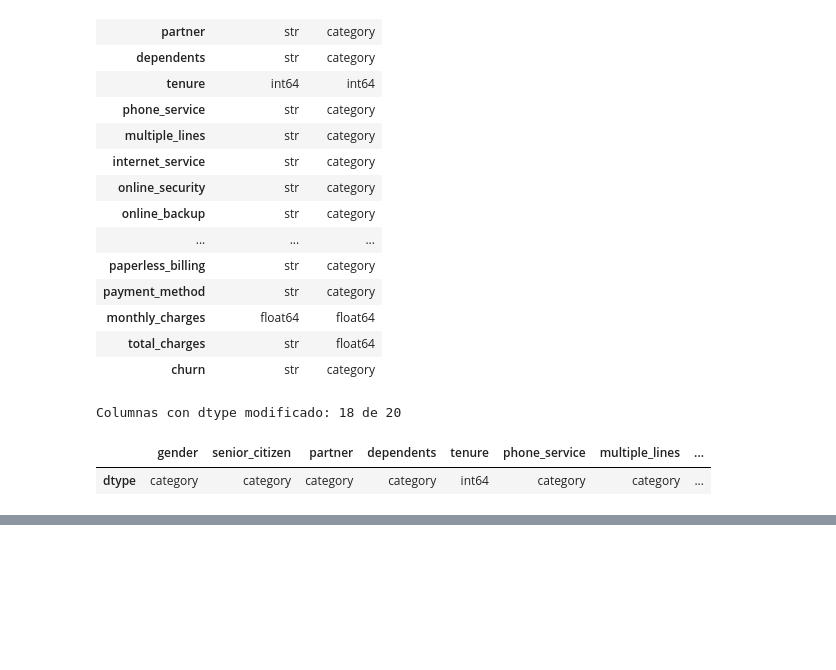
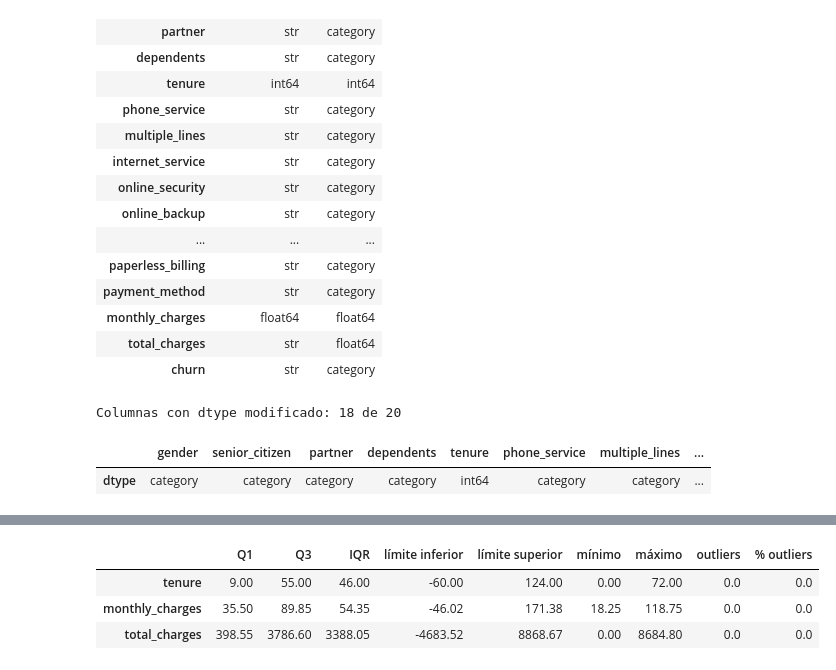
Before and after one commit to arielzamora/tpi-analisis-de-datos, a Jupyter notebook: notebooks/01_prep.ipynb, the cells around one changed output, grey strips where cells are left out. Drawn from its saved outputs; the diff is of its cells as text; code cells hidden in the pictures; blank space fills up the shorter version.

```diff
--- a/notebooks/01_prep.ipynb
+++ b/notebooks/01_prep.ipynb
@@ -480,0 +500,28 @@ Columnas con dtype modificado: 18 de 20
+# %%
+def resumen_iqr(serie):  # calcula los datos de la regla del IQR para una columna numérica
+    q1 = serie.quantile(0.25)  # primer cuartil: valor que deja el 25 % de los datos por debajo
+    q3 = serie.quantile(0.75)  # tercer cuartil: valor que deja el 75 % de los datos por debajo
+    iqr = q3 - q1  # rango intercuartílico: ancho de la caja central
+    limite_inferior = q1 - 1.5 * iqr  # valores por debajo de este límite son outliers
+    limite_superior = q3 + 1.5 * iqr  # valores por encima de este límite son outliers
+    es_outlier = (serie < limite_inferior) | (serie > limite_superior)  # máscara booleana; | es el OR elemento a elemento (en pandas no se usa 'or')
+    return {  # devuelve un diccionario con todos los resultados
+        "Q1": q1,  # primer cuartil
+        "Q3": q3,  # tercer cuartil
+        "IQR": iqr,  # rango intercuartílico
+        "límite inferior": limite_inferior,  # cota inferior
+        "límite superior": limite_superior,  # cota superior
+        "mínimo": serie.min(),  # menor valor observado, para comparar con la cota inferior
+        "máximo": serie.max(),  # mayor valor observado, para comparar con la cota superior
+        "outliers": int(es_outlier.sum()),  # cantidad de valores fuera de los límites (int para que no quede como numpy.int64)
+        "% outliers": round(100 * es_outlier.mean(), 2),  # porcentaje: la media de una máscara booleana es la proporción de True
+    }  # cierra el diccionario
+
+
+tabla_iqr = pd.DataFrame({col: resumen_iqr(df[col]) for col in variables_numericas}).T  # arma una columna por variable con una comprensión de diccionario y transpone (.T) para que cada variable sea una fila
+display(tabla_iqr.round(2))  # muestra la tabla con 2 decimales
+# %% [output]
+|  | Q1 | Q3 | IQR | límite inferior | límite superior | mínimo | máximo | outliers | % outliers |
+| tenure | 9.00 | 55.00 | 46.00 | -60.00 | 124.00 | 0.00 | 72.00 | 0.0 | 0.0 |
+| monthly_charges | 35.50 | 89.85 | 54.35 | -46.02 | 171.38 | 18.25 | 118.75 | 0.0 | 0.0 |
+| total_charges | 398.55 | 3786.60 | 3388.05 | -4683.52 | 8868.67 | 0.00 | 8684.80 | 0.0 | 0.0 |
```
Also changed, not shown: parts of 3 cells of this notebook.
